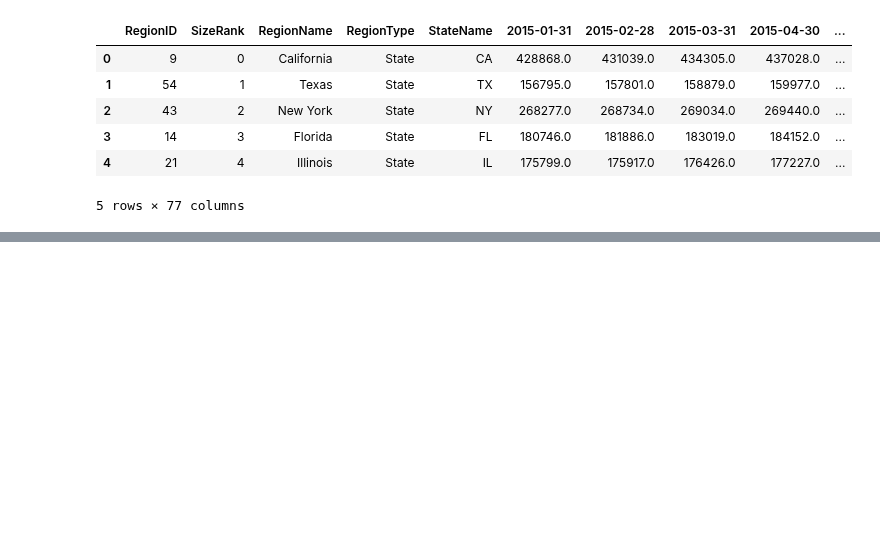
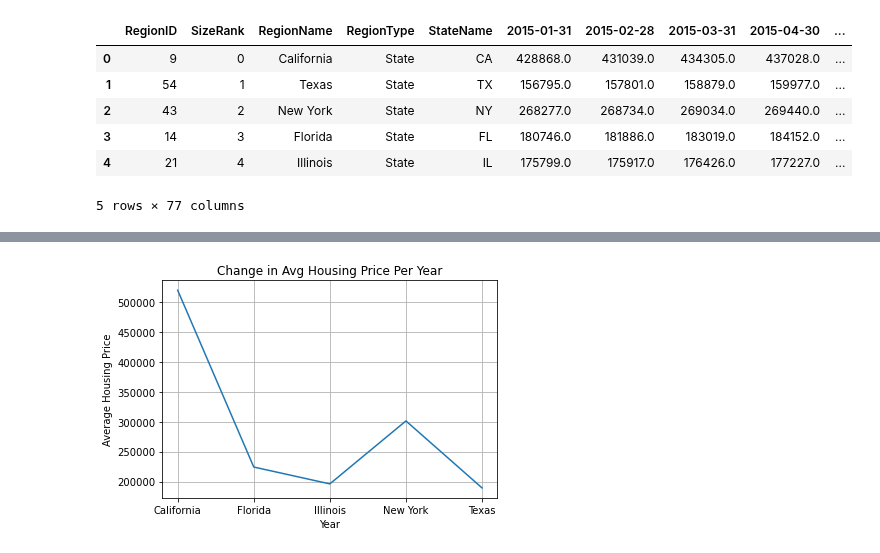
Before and after one commit to aliciasply/InterState-Migration, a Jupyter notebook: Code/Housing-Price-alicia.ipynb, the cells around one changed output, grey strips where cells are left out. Drawn from its saved outputs; the diff is of its cells as text; code cells hidden in the pictures; blank space fills up the shorter version.

```diff
--- a/Code/Housing-Price-alicia.ipynb
+++ b/Code/Housing-Price-alicia.ipynb
@@ -364,5 +89,5 @@ no_duplicate_RE_df["Region Name"] = no_duplicate_RE_df["Region Name"].str.split(
 # no_duplicate_RE_df.head()
 
 # rename the Region Name to City Name
-no_duplicate_RE_df = no_duplicate_RE_df.rename({"Region Name": "City Name"}, axis="columns")
-# no_duplicate_RE_df.head()
+no_duplicate_RE_df = no_duplicate_RE_df.rename({"Region Name": "State"}, axis="columns")
+no_duplicate_RE_df
@@ -372,0 +108,12 @@ RE_groupby_year
+# %%
+# pulling up only the states I needed for the housing price
+# "California", "Texas", "Florida", "New York", "Illinois"
+ca_timeseries_df = no_duplicate_RE_df[no_duplicate_RE_df['State'] == 'California']
+tx_timeseries_df = no_duplicate_RE_df[no_duplicate_RE_df['State'] == 'Texas']
+fl_timeseries_df = no_duplicate_RE_df[no_duplicate_RE_df['State'] == 'Florida']
+ny_timeseries_df = no_duplicate_RE_df[no_duplicate_RE_df['State'] == 'New York']
+il_timeseries_df = no_duplicate_RE_df[no_duplicate_RE_df['State'] == 'Illinois']
+# %%
+# Combine 5 states' dataframe together
+top5states = pd.concat([ca_timeseries_df, tx_timeseries_df, fl_timeseries_df, ny_timeseries_df, il_timeseries_df])
+top5states.head()
@@ -372,0 +127,3 @@ RE_groupby_year
+# %%
+top5states_summary = top5states.groupby("State").describe()["Housing Price"]
+top5states_summary
@@ -373,20 +138,22 @@ RE_groupby_year
 # %%
 #create a line chart of the mean of the housing mean
 # x-axis = RE_groupby_year.index.values, y-axis = RE_groupby_year["mean"]
 # the index values are the years, 2015, 2016 , etc.
-plt.plot(RE_groupby_year.index.values, RE_groupby_year["mean"])
+plt.plot(top5states_summary.index.values, top5states_summary["mean"])
 
 # Add labels and title to graph
 plt.xlabel("Year")
 plt.ylabel("Average Housing Price")
 plt.title("Change in Avg Housing Price Per Year")
 
 # plt.xlim(-0.75, len(RE_groupby_year.index.values))
 # plt.ylim(145000, max(RE_groupby_year["mean"])+50)
 
 plt.grid()
 plt.show()
 
 # positive relationship
 # increasing housing price from 2015 to 2020
 # add x-lim and y- lim
+# %% [output]
+[figure, added]
```
Also changed, not shown: parts of 53 cells of this notebook, 1 other file.
